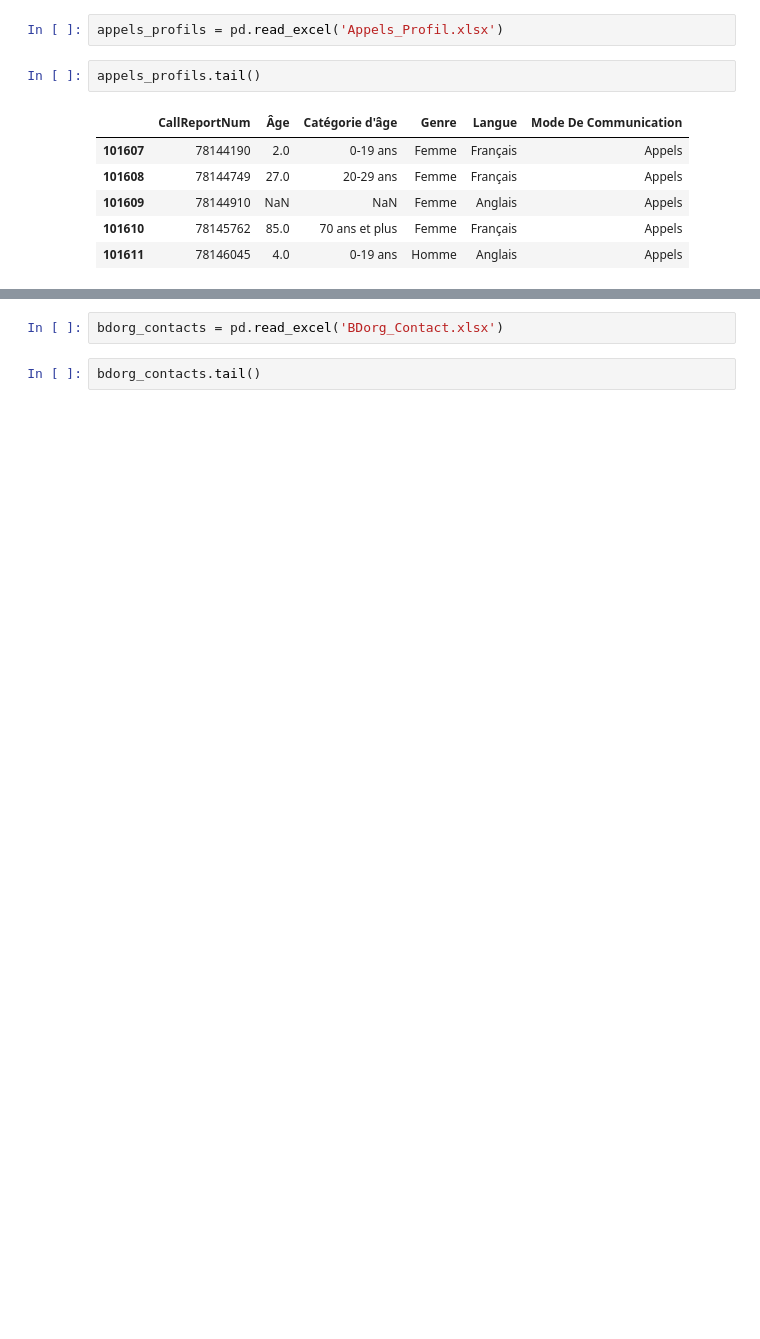
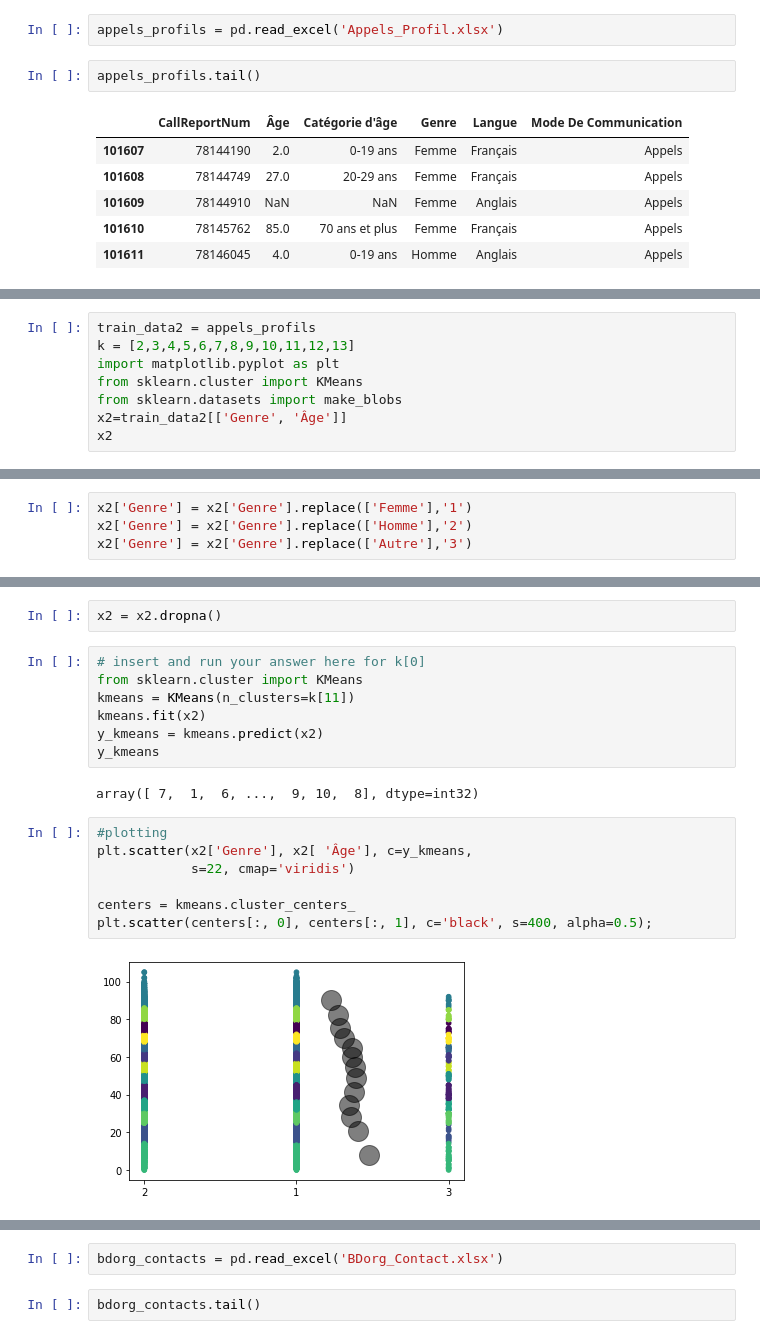
Before and after one commit to mozhgans/AI4GOOD_Hackathon_Walkthrough, a Jupyter notebook: AI4Good.ipynb, the cells around one changed output, grey strips where cells are left out. Drawn from its saved outputs; the diff is of its cells as text; blank space fills up the shorter version.

```diff
--- a/AI4Good.ipynb
+++ b/AI4Good.ipynb
@@ -58,0 +223,8 @@ appels_profils.tail()
+# %%
+train_data2 = appels_profils
+k = [2,3,4,5,6,7,8,9,10,11,12,13]
+import matplotlib.pyplot as plt
+from sklearn.cluster import KMeans
+from sklearn.datasets import make_blobs
+x2=train_data2[['Genre', 'Âge']]
+x2
@@ -58,0 +261,4 @@ appels_profils.tail()
+# %%
+x2['Genre'] = x2['Genre'].replace(['Femme'],'1')
+x2['Genre'] = x2['Genre'].replace(['Homme'],'2')
+x2['Genre'] = x2['Genre'].replace(['Autre'],'3')
@@ -58,0 +281,20 @@ appels_profils.tail()
+# %%
+x2 = x2.dropna()
+# %%
+# insert and run your answer here for k[0]
+from sklearn.cluster import KMeans
+kmeans = KMeans(n_clusters=k[11])
+kmeans.fit(x2)
+y_kmeans = kmeans.predict(x2)
+y_kmeans
+# %% [output]
+array([ 7,  1,  6, ...,  9, 10,  8], dtype=int32)
+# %%
+#plotting
+plt.scatter(x2['Genre'], x2[ 'Âge'], c=y_kmeans,
+            s=22, cmap='viridis')
+
+centers = kmeans.cluster_centers_
+plt.scatter(centers[:, 0], centers[:, 1], c='black', s=400, alpha=0.5);
+# %% [output]
+[figure, added]
```
Also changed, not shown: parts of 46 cells of this notebook.
